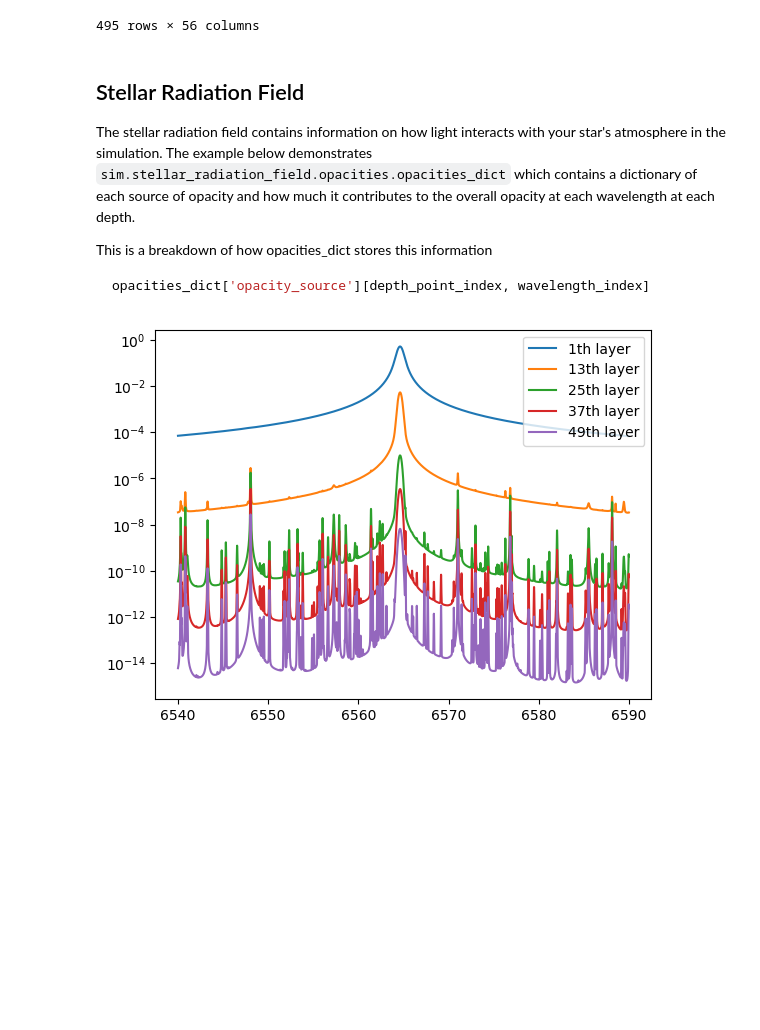
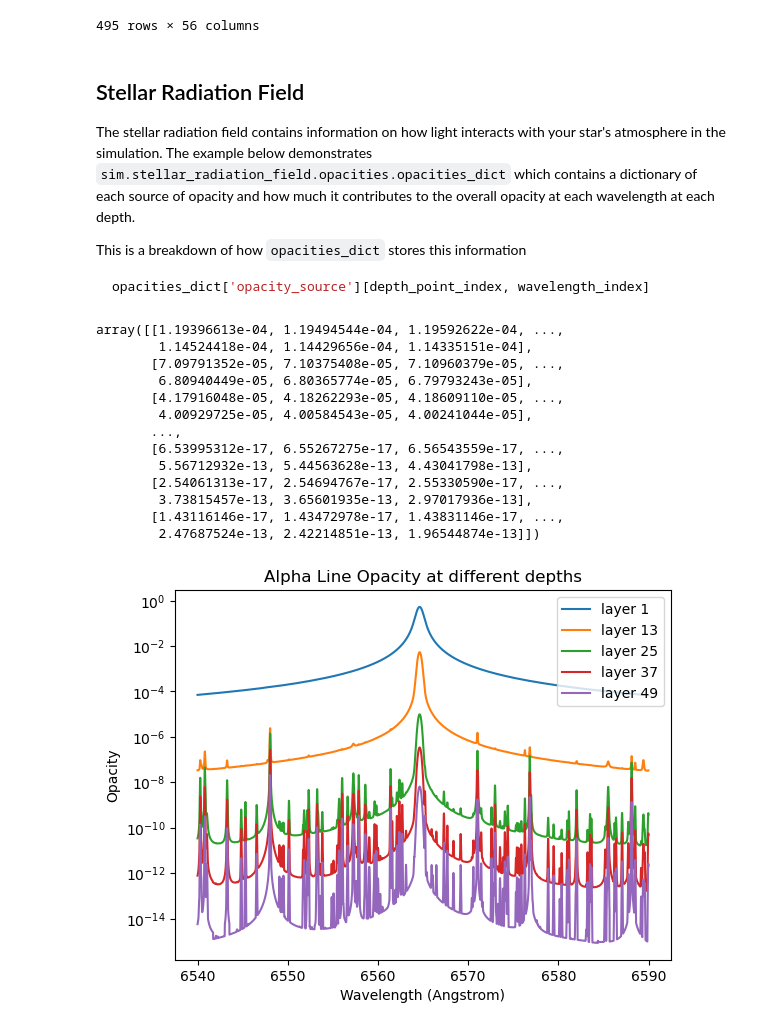
Before and after one commit to tardis-sn/stardis, a Jupyter notebook: docs/possible_stardis_outputs/possible_stardis_outputs.ipynb, the cells around one changed output. Saved outputs shown, nothing was run; the diff lists cells and outputs as text; code cells hidden in the pictures; blank space fills up the shorter version.

````diff
--- a/docs/possible_stardis_outputs/possible_stardis_outputs.ipynb
+++ b/docs/possible_stardis_outputs/possible_stardis_outputs.ipynb
@@ -75,17 +76,33 @@ sim.stellar_plasma.ion_number_density
 The stellar radiation field contains information on how light interacts with your star's atmosphere in the simulation. The example below demonstrates `sim.stellar_radiation_field.opacities.opacities_dict` which contains a dictionary of each source of opacity and how much it contributes to the overall opacity at each wavelength at each depth.
 
 
-This is a breakdown of how opacities_dict stores this information
+This is a breakdown of how `opacities_dict` stores this information
 ``` python
 opacities_dict['opacity_source'][depth_point_index, wavelength_index]
 ```
 # %%
 alpha_lines = sim.stellar_radiation_field.opacities.opacities_dict['alpha_line_at_nu']
 
 for depth_point in range(1, len(alpha_lines), 12):
 
-    plt.plot(sim.lambdas, alpha_lines[depth_point], label=f'{depth_point}th layer')
+    plt.plot(sim.lambdas, alpha_lines[depth_point], label=f'layer {depth_point}')
+plt.xlabel('Wavelength (Angstrom)')
+plt.ylabel('Opacity')
+plt.title('Alpha Line Opacity at different depths')
 plt.legend()
 plt.yscale('log')
 # %% [output]
+array([[1.19396613e-04, 1.19494544e-04, 1.19592622e-04, ...,
+        1.14524418e-04, 1.14429656e-04, 1.14335151e-04],
+       [7.09791352e-05, 7.10375408e-05, 7.10960379e-05, ...,
+        6.80940449e-05, 6.80365774e-05, 6.79793243e-05],
+       [4.17916048e-05, 4.18262293e-05, 4.18609110e-05, ...,
+        4.00929725e-05, 4.00584543e-05, 4.00241044e-05],
+       ...,
+       [6.53995312e-17, 6.55267275e-17, 6.56543559e-17, ...,
+        5.56712932e-13, 5.44563628e-13, 4.43041798e-13],
+       [2.54061313e-17, 2.54694767e-17, 2.55330590e-17, ...,
+        3.73815457e-13, 3.65601935e-13, 2.97017936e-13],
+       [1.43116146e-17, 1.43472978e-17, 1.43831146e-17, ...,
+        2.47687524e-13, 2.42214851e-13, 1.96544874e-13]])
-[figure, old version]
+[figure, new version]
````
Also changed, not shown: parts of 1 cell of this notebook, 1 other file.
